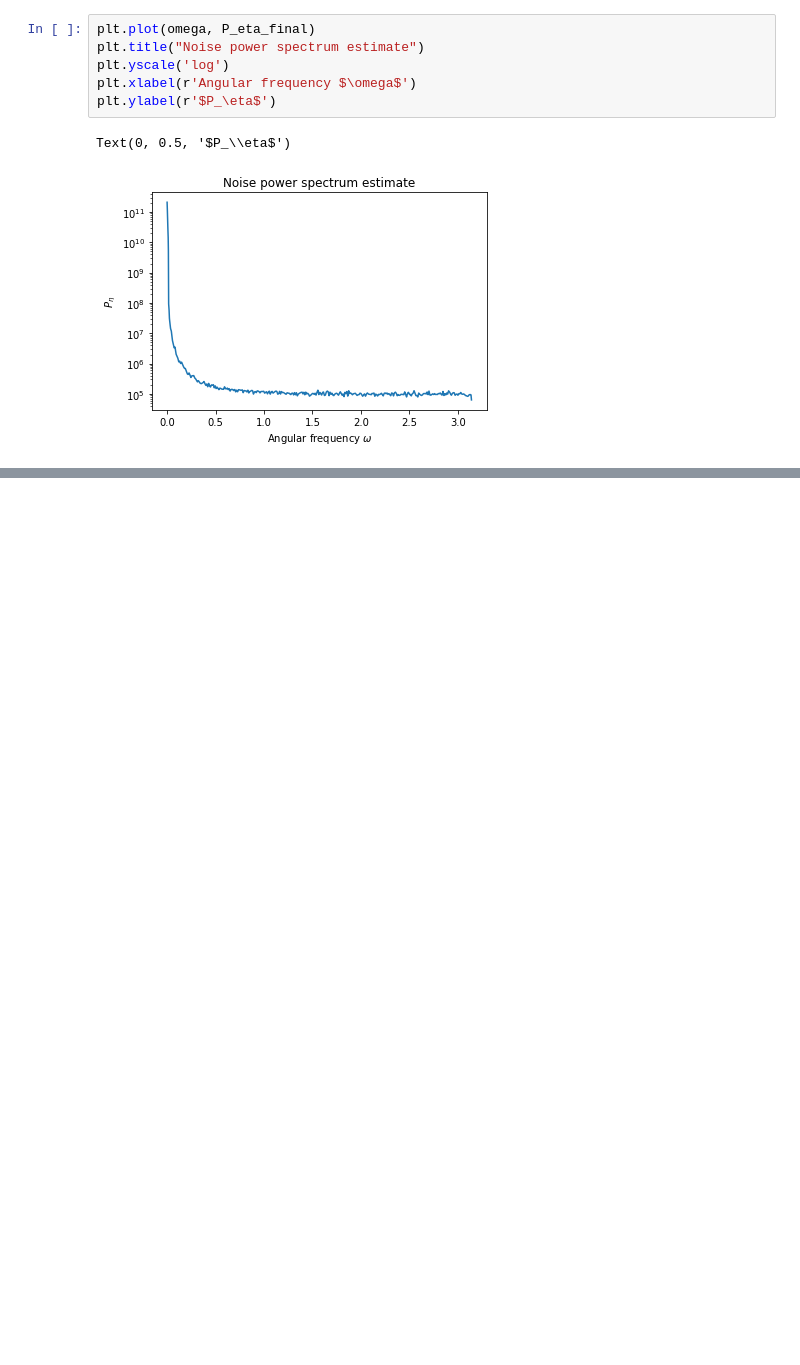
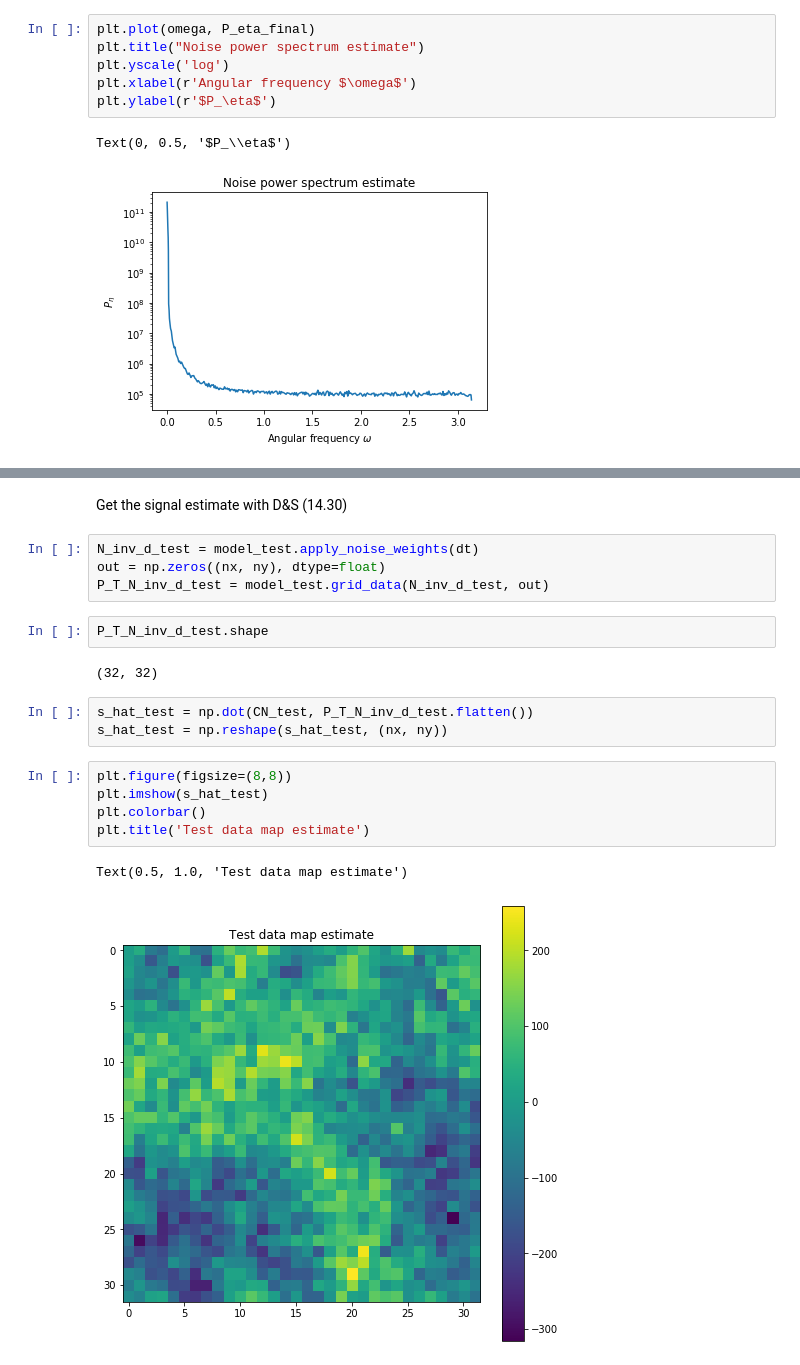
Before and after one commit to EthanMarx/cmb-map-making, a Jupyter notebook: cmb-map-fit.ipynb, the cells around one changed output, grey strips where cells are left out. Drawn from its saved outputs; the diff is of its cells as text; blank space fills up the shorter version.

```diff
--- a/cmb-map-fit.ipynb
+++ b/cmb-map-fit.ipynb
@@ -106,0 +167,21 @@ Text(0, 0.5, '$P_\\eta$')
+# %% [markdown]
+Get the signal estimate with D&S (14.30)
+# %%
+N_inv_d_test = model_test.apply_noise_weights(dt)
+out = np.zeros((nx, ny), dtype=float)
+P_T_N_inv_d_test = model_test.grid_data(N_inv_d_test, out)
+# %%
+P_T_N_inv_d_test.shape
+# %% [output]
+(32, 32)
+# %%
+s_hat_test = np.dot(CN_test, P_T_N_inv_d_test.flatten())
+s_hat_test = np.reshape(s_hat_test, (nx, ny))
+# %%
+plt.figure(figsize=(8,8))
+plt.imshow(s_hat_test)
+plt.colorbar()
+plt.title('Test data map estimate')
+# %% [output]
+Text(0.5, 1.0, 'Test data map estimate')
+[figure, added]
```
Also changed, not shown: parts of 16 cells of this notebook.
